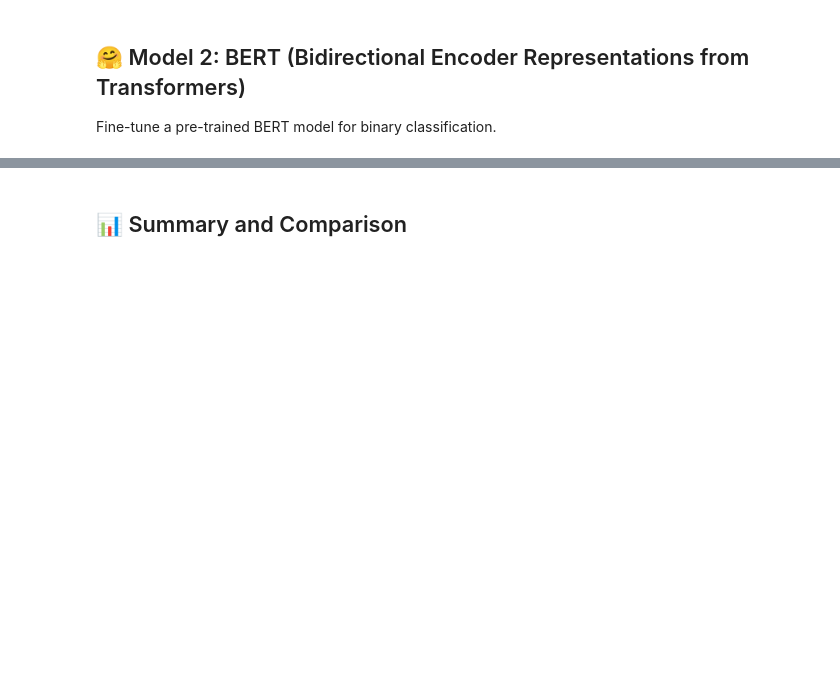
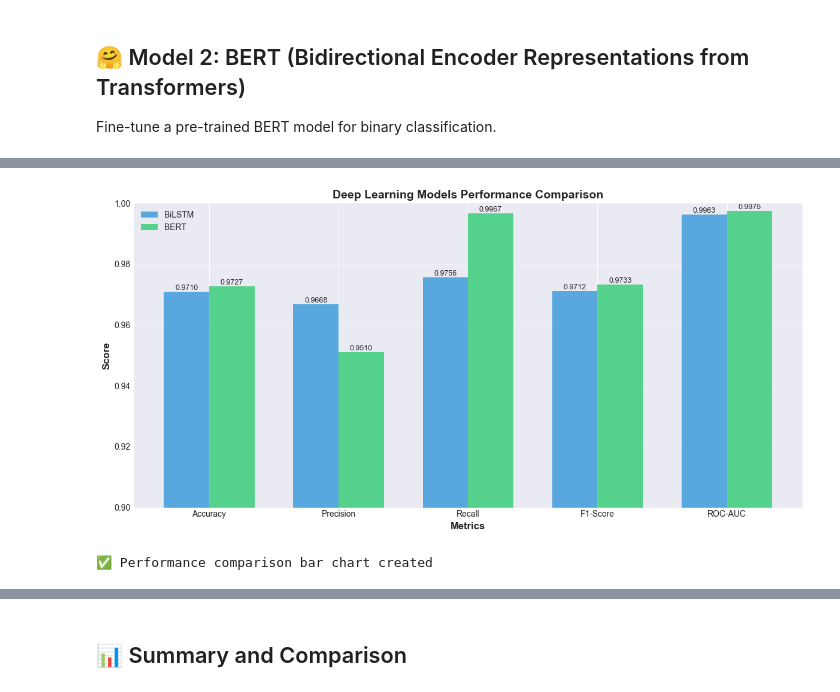
Before and after one commit to Huzaifanasir95/Human-vs-AI-Classifier, a Jupyter notebook: notebooks/05_deep_learning_models.ipynb, the cells around one changed output, grey strips where cells are left out. Drawn from its saved outputs; the diff is of its cells as text; code cells hidden in the pictures; blank space fills up the shorter version.

```diff
--- a/notebooks/05_deep_learning_models.ipynb
+++ b/notebooks/05_deep_learning_models.ipynb
@@ -595,0 +856,49 @@ print(cm)
+# %%
+# Performance metrics comparison
+metrics = ['Accuracy', 'Precision', 'Recall', 'F1-Score', 'ROC-AUC']
+bilstm_scores = [
+    bilstm_results['accuracy'],
+    bilstm_results['precision'],
+    bilstm_results['recall'],
+    bilstm_results['f1_score'],
+    bilstm_results['roc_auc']
+]
+bert_scores = [
+    bert_results['accuracy'],
+    bert_results['precision'],
+    bert_results['recall'],
+    bert_results['f1_score'],
+    bert_results['roc_auc']
+]
+
+x = np.arange(len(metrics))
+width = 0.35
+
+fig, ax = plt.subplots(figsize=(12, 6))
+bars1 = ax.bar(x - width/2, bilstm_scores, width, label='BiLSTM', color='#3498db', alpha=0.8)
+bars2 = ax.bar(x + width/2, bert_scores, width, label='BERT', color='#2ecc71', alpha=0.8)
+
+ax.set_xlabel('Metrics', fontsize=12, fontweight='bold')
+ax.set_ylabel('Score', fontsize=12, fontweight='bold')
+ax.set_title('Deep Learning Models Performance Comparison', fontsize=14, fontweight='bold')
+ax.set_xticks(x)
+ax.set_xticklabels(metrics)
+ax.legend()
+ax.set_ylim([0.9, 1.0])
+ax.grid(True, alpha=0.3, axis='y')
+
+# Add value labels on bars
+for bars in [bars1, bars2]:
+    for bar in bars:
+        height = bar.get_height()
+        ax.text(bar.get_x() + bar.get_width()/2., height,
+                f'{height:.4f}',
+                ha='center', va='bottom', fontsize=9)
+
+plt.tight_layout()
+plt.show()
+
+print("✅ Performance comparison bar chart created")
+# %% [output]
+[figure, added]
+✅ Performance comparison bar chart created
```
Also changed, not shown: parts of 27 cells of this notebook, 3 other files.
